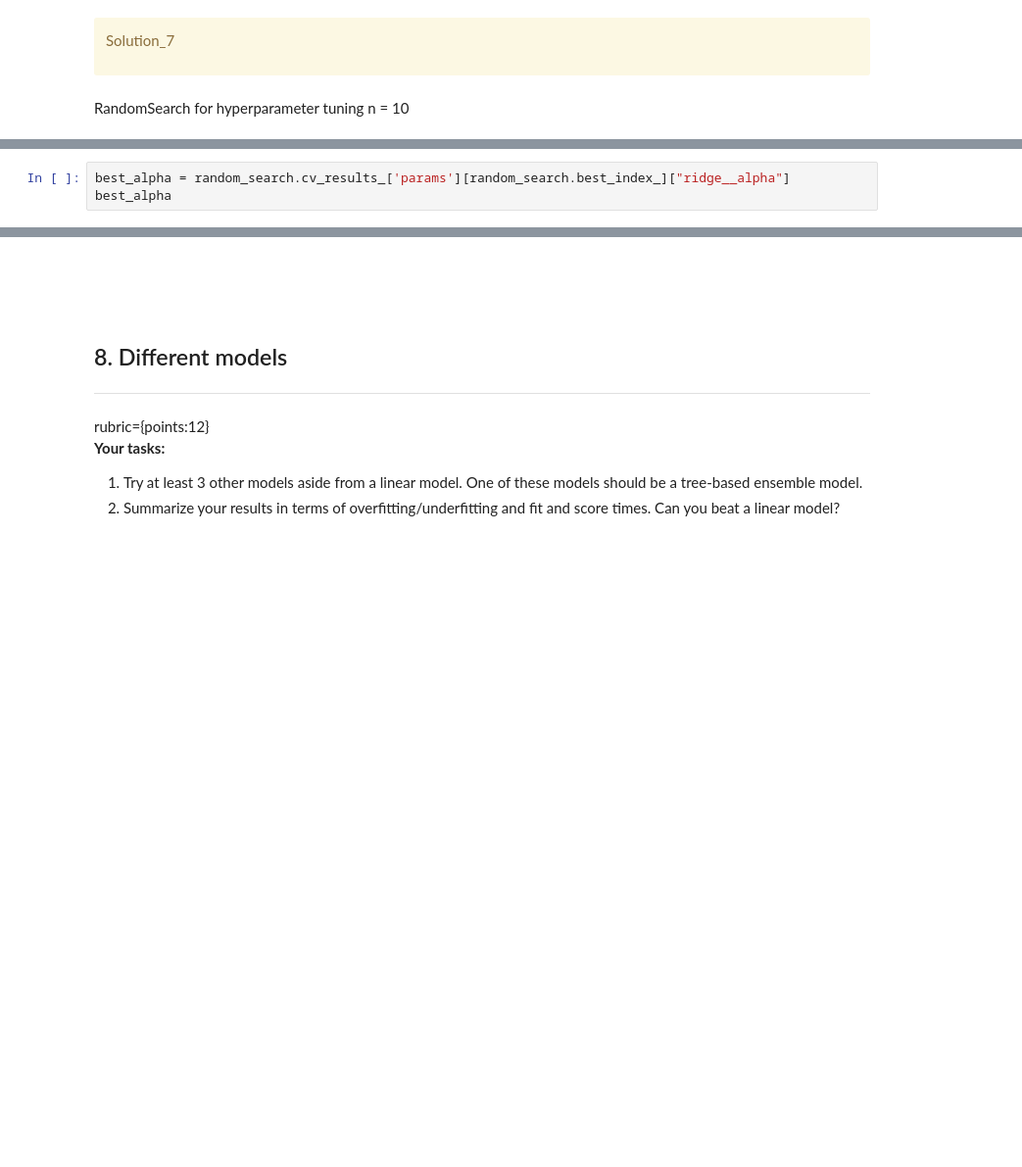
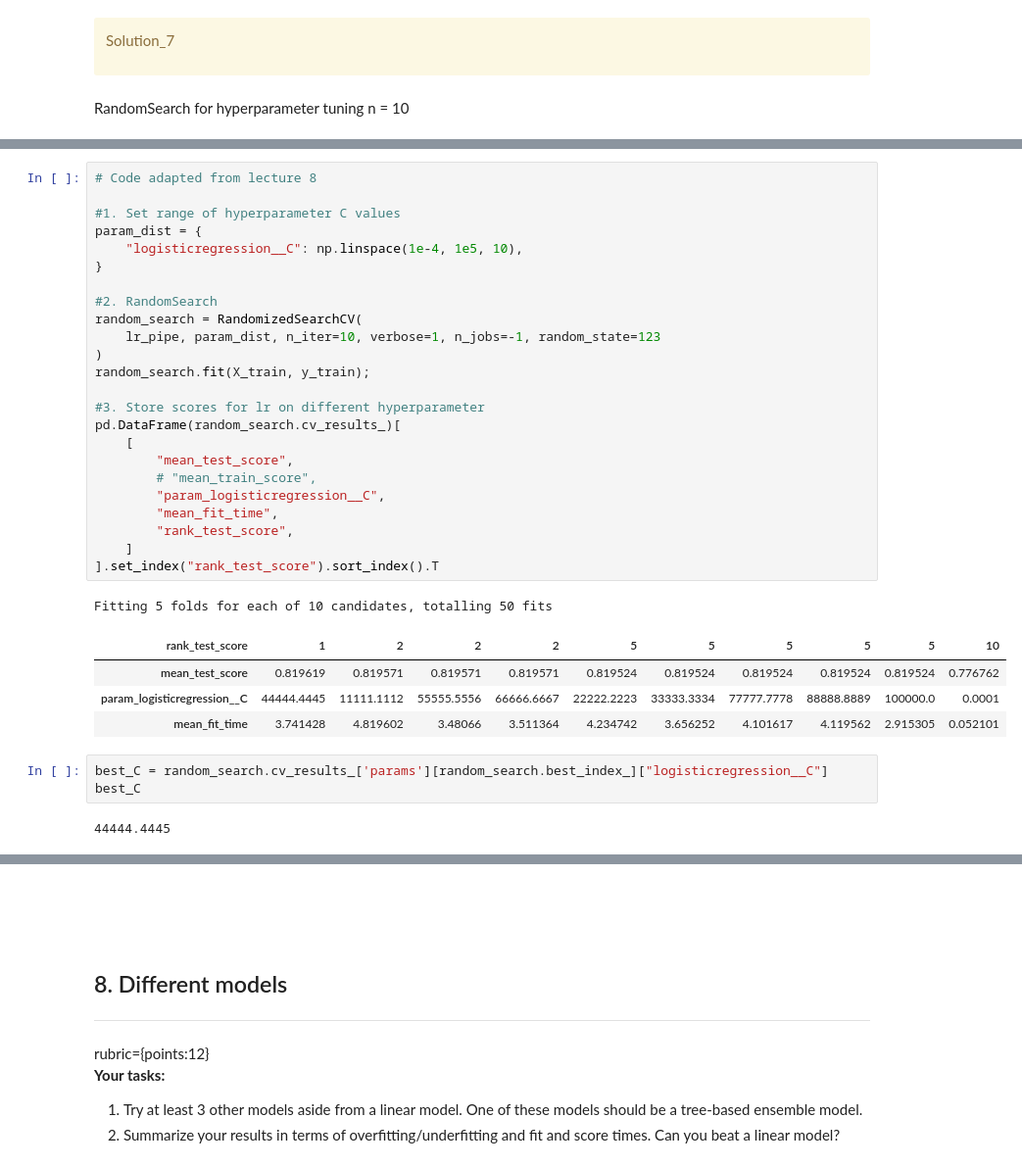
Before and after one commit to madihung/cpsc330, a Jupyter notebook: hw5-joint.ipynb, the cells around one changed output, grey strips where cells are left out. Shown: that part at 98% size. Cells and saved outputs as stored; diff of their text form; blank space fills up the shorter version.

```diff
--- a/hw5-joint.ipynb
+++ b/hw5-joint.ipynb
@@ -364,4 +419,36 @@ pd.DataFrame(random_search.cv_results_)[
+# %%
+# Code adapted from lecture 8
+
+#1. Set range of hyperparameter C values
+param_dist = {
+    "logisticregression__C": np.linspace(1e-4, 1e5, 10),
+}
+
+#2. RandomSearch
+random_search = RandomizedSearchCV(
+    lr_pipe, param_dist, n_iter=10, verbose=1, n_jobs=-1, random_state=123
+)
+random_search.fit(X_train, y_train);
+
+#3. Store scores for lr on different hyperparameter
+pd.DataFrame(random_search.cv_results_)[
+    [
+        "mean_test_score",
+        # "mean_train_score",
+        "param_logisticregression__C",
+        "mean_fit_time",
+        "rank_test_score",
+    ]
+].set_index("rank_test_score").sort_index().T
+# %% [output]
+Fitting 5 folds for each of 10 candidates, totalling 50 fits
+| rank_test_score | 1 | 2 | 2 | 2 | 5 | 5 | 5 | 5 | 5 | 10 |
+| mean_test_score | 0.819619 | 0.819571 | 0.819571 | 0.819571 | 0.819524 | 0.819524 | 0.819524 | 0.819524 | 0.819524 | 0.776762 |
+| param_logisticregression__C | 44444.4445 | 11111.1112 | 55555.5556 | 66666.6667 | 22222.2223 | 33333.3334 | 77777.7778 | 88888.8889 | 100000.0 | 0.0001 |
+| mean_fit_time | 3.741428 | 4.819602 | 3.48066 | 3.511364 | 4.234742 | 3.656252 | 4.101617 | 4.119562 | 2.915305 | 0.052101 |
 # %%
-best_alpha = random_search.cv_results_['params'][random_search.best_index_]["ridge__alpha"]
-best_alpha
+best_C = random_search.cv_results_['params'][random_search.best_index_]["logisticregression__C"]
+best_C
+# %% [output]
+44444.4445
 # %%
```
Also changed, not shown: parts of 31 cells of this notebook.
